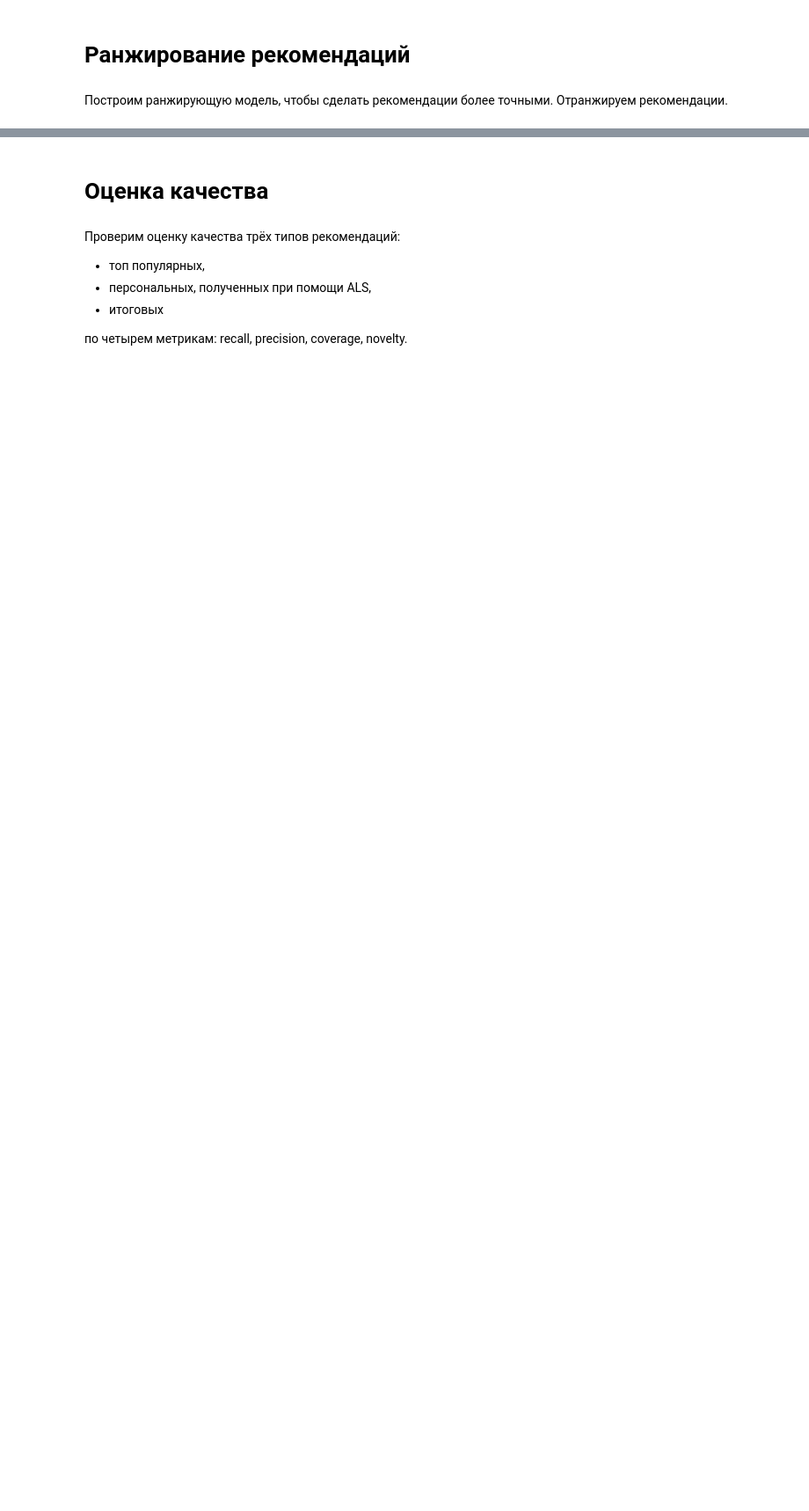
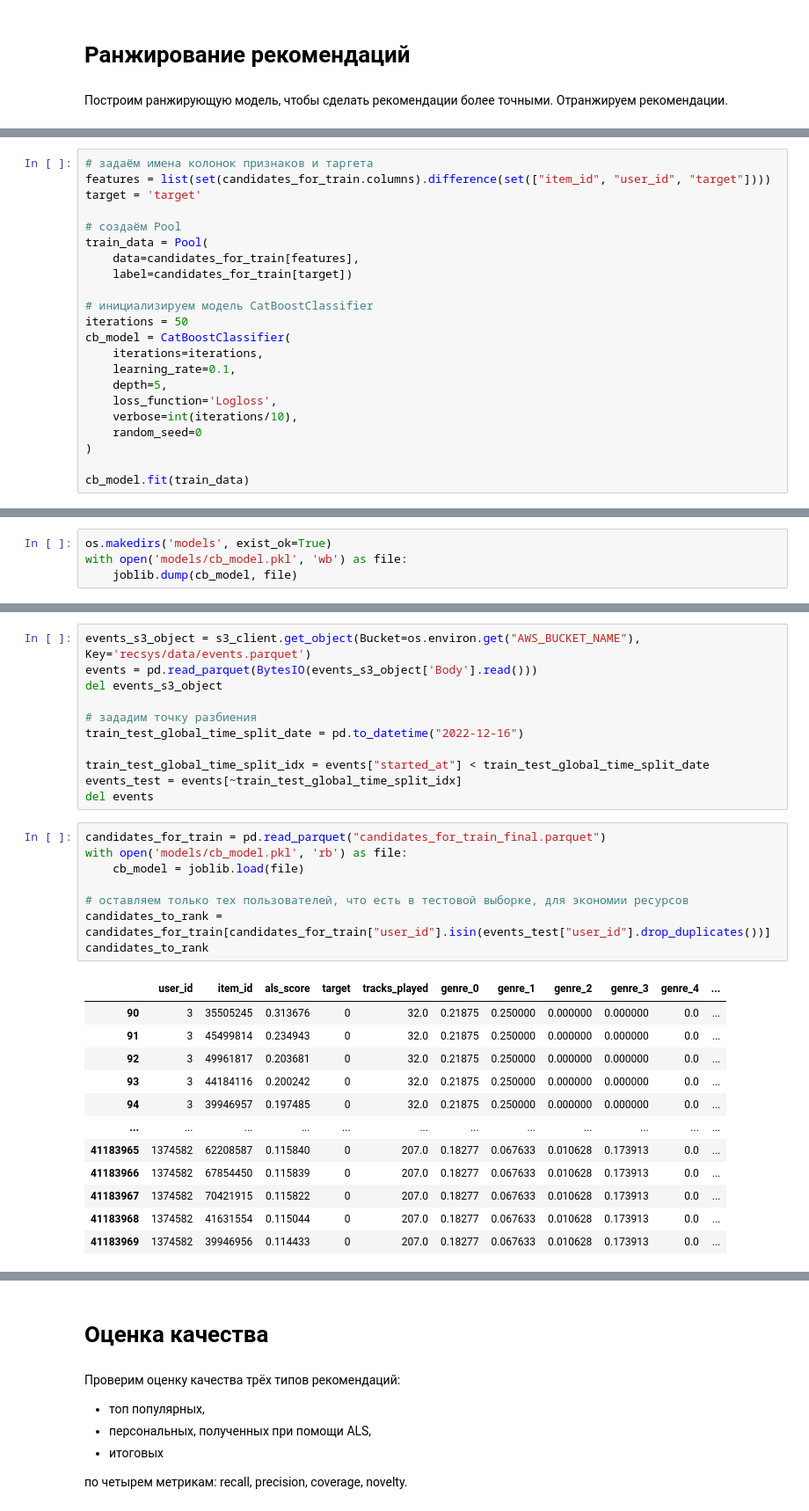
Before and after one commit to anyvol/mle-project-sprint-4-v001, a Jupyter notebook: recommendations.ipynb, the cells around one changed output, grey strips where cells are left out. Shown at 88% size. Cells and saved outputs as stored; diff of their text form; blank space fills up the shorter version.

```diff
--- a/recommendations.ipynb
+++ b/recommendations.ipynb
@@ -737,0 +1241,22 @@ with open('models/als_model.pkl', 'rb') as file:
+# %%
+# задаём имена колонок признаков и таргета
+features = list(set(candidates_for_train.columns).difference(set(["item_id", "user_id", "target"])))
+target = 'target'
+
+# создаём Pool
+train_data = Pool(
+    data=candidates_for_train[features],
+    label=candidates_for_train[target])
+
+# инициализируем модель CatBoostClassifier
+iterations = 50
+cb_model = CatBoostClassifier(
+    iterations=iterations,
+    learning_rate=0.1,
+    depth=5,
+    loss_function='Logloss',
+    verbose=int(iterations/10),
+    random_seed=0
+)
+
+cb_model.fit(train_data)
@@ -737,0 +1276,4 @@ with open('models/als_model.pkl', 'rb') as file:
+# %%
+os.makedirs('models', exist_ok=True)
+with open('models/cb_model.pkl', 'wb') as file:
+    joblib.dump(cb_model, file)
@@ -737,0 +1283,32 @@ with open('models/als_model.pkl', 'rb') as file:
+# %%
+events_s3_object = s3_client.get_object(Bucket=os.environ.get("AWS_BUCKET_NAME"), Key='recsys/data/events.parquet')
+events = pd.read_parquet(BytesIO(events_s3_object['Body'].read()))
+del events_s3_object
+
+# зададим точку разбиения
+train_test_global_time_split_date = pd.to_datetime("2022-12-16")
+
+train_test_global_time_split_idx = events["started_at"] < train_test_global_time_split_date
+events_test = events[~train_test_global_time_split_idx]
+del events
+# %%
+candidates_for_train = pd.read_parquet("candidates_for_train_final.parquet")
+with open('models/cb_model.pkl', 'rb') as file:
+    cb_model = joblib.load(file)
+
+# оставляем только тех пользователей, что есть в тестовой выборке, для экономии ресурсов
+candidates_to_rank = candidates_for_train[candidates_for_train["user_id"].isin(events_test["user_id"].drop_duplicates())]
+candidates_to_rank
+# %% [output]
+|  | user_id | item_id | als_score | target | tracks_played | genre_0 | genre_1 | genre_2 | genre_3 | genre_4 | ... |
+| 90 | 3 | 35505245 | 0.313676 | 0 | 32.0 | 0.21875 | 0.250000 | 0.000000 | 0.000000 | 0.0 | ... |
+| 91 | 3 | 45499814 | 0.234943 | 0 | 32.0 | 0.21875 | 0.250000 | 0.000000 | 0.000000 | 0.0 | ... |
+| 92 | 3 | 49961817 | 0.203681 | 0 | 32.0 | 0.21875 | 0.250000 | 0.000000 | 0.000000 | 0.0 | ... |
+| 93 | 3 | 44184116 | 0.200242 | 0 | 32.0 | 0.21875 | 0.250000 | 0.000000 | 0.000000 | 0.0 | ... |
+| 94 | 3 | 39946957 | 0.197485 | 0 | 32.0 | 0.21875 | 0.250000 | 0.000000 | 0.000000 | 0.0 | ... |
+| ... | ... | ... | ... | ... | ... | ... | ... | ... | ... | ... | ... |
+| 41183965 | 1374582 | 62208587 | 0.115840 | 0 | 207.0 | 0.18277 | 0.067633 | 0.010628 | 0.173913 | 0.0 | ... |
+| 41183966 | 1374582 | 67854450 | 0.115839 | 0 | 207.0 | 0.18277 | 0.067633 | 0.010628 | 0.173913 | 0.0 | ... |
+| 41183967 | 1374582 | 70421915 | 0.115822 | 0 | 207.0 | 0.18277 | 0.067633 | 0.010628 | 0.173913 | 0.0 | ... |
+| 41183968 | 1374582 | 41631554 | 0.115044 | 0 | 207.0 | 0.18277 | 0.067633 | 0.010628 | 0.173913 | 0.0 | ... |
+| 41183969 | 1374582 | 39946956 | 0.114433 | 0 | 207.0 | 0.18277 | 0.067633 | 0.010628 | 0.173913 | 0.0 | ... |
```
Also changed, not shown: parts of 91 cells of this notebook, 7 other files.
